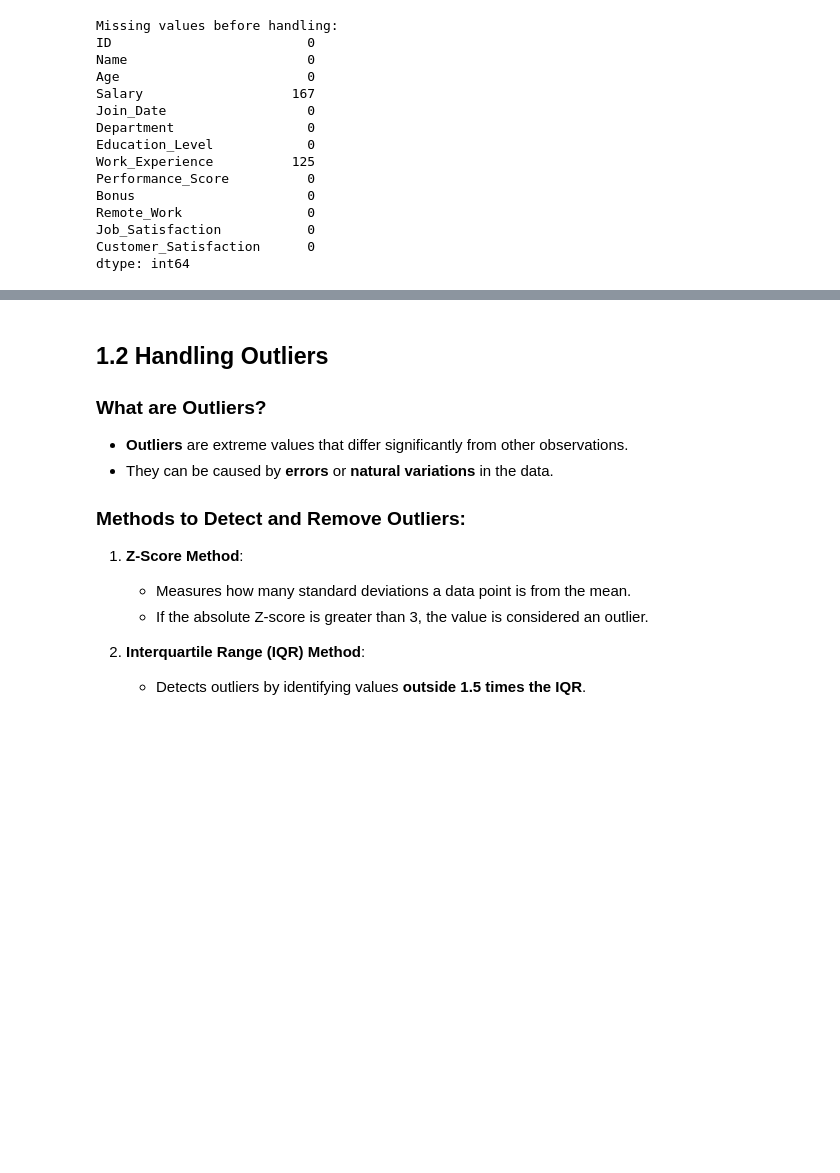
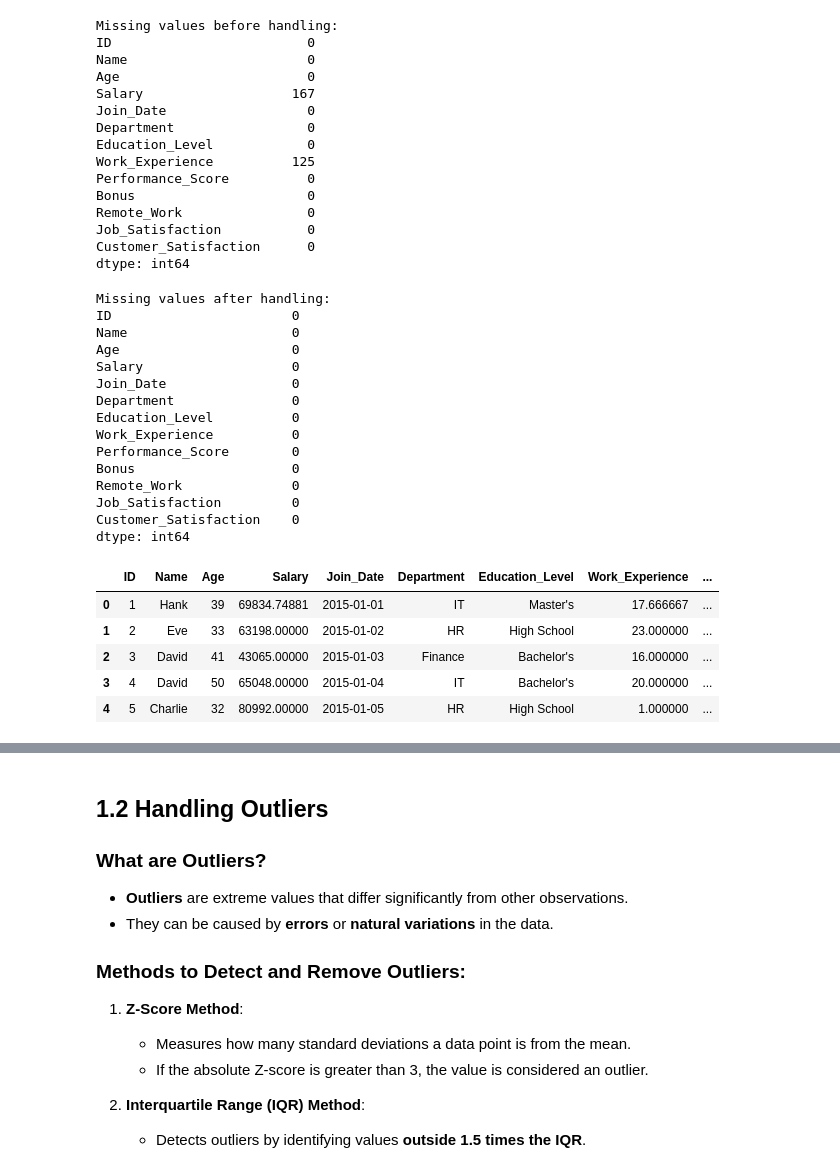
Before and after one commit to Sreeharsha-Sadhu/NSDC-IntroductionToDataScience-DataWrangling, a Jupyter notebook: data-wrangling.ipynb, the cells around one changed output, grey strips where cells are left out. Saved outputs shown, nothing was run; the diff lists cells and outputs as text; code cells hidden in the pictures; blank space fills up the shorter version.

```diff
--- a/data-wrangling.ipynb
+++ b/data-wrangling.ipynb
@@ -118,27 +114,42 @@ df_dropped = df.dropna()
 # %%
 # Impute numerical values (Age, Income) using Mean & Median
 imputer_mean = SimpleImputer(strategy='mean')
-df['Age'] = imputer_mean.fit_transform(df[['Age']])
-
-imputer_median = SimpleImputer(strategy='median')
-df['Income'] = imputer_median.fit_transform(df[['Income']])
-
-# Impute categorical values (City) using Mode
-imputer_mode = SimpleImputer(strategy='most_frequent')
-df['City'] = imputer_mode.fit_transform(df[['City']])
+df['Salary'] = imputer_mean.fit_transform(df[['Salary']])
 
 # Predictive Imputation using KNN (for Age & Income)
 knn_imputer = KNNImputer(n_neighbors=3)
-df[['Age', 'Income']] = knn_imputer.fit_transform(df[['Age', 'Income']])
+df[['Salary', 'Work_Experience']] = knn_imputer.fit_transform(df[['Salary', 'Work_Experience']])
 
 
 # Removing duplicates
 df = df.drop_duplicates()
 
 # Check missing values after handling
 print("Missing values after handling:")
 print(df.isnull().sum())
 
 df.head()
+# %% [output]
+Missing values after handling:
+ID                       0
+Name                     0
+Age                      0
+Salary                   0
+Join_Date                0
+Department               0
+Education_Level          0
+Work_Experience          0
+Performance_Score        0
+Bonus                    0
+Remote_Work              0
+Job_Satisfaction         0
+Customer_Satisfaction    0
+dtype: int64
+|  | ID | Name | Age | Salary | Join_Date | Department | Education_Level | Work_Experience | ... |
+| 0 | 1 | Hank | 39 | 69834.74881 | 2015-01-01 | IT | Master's | 17.666667 | ... |
+| 1 | 2 | Eve | 33 | 63198.00000 | 2015-01-02 | HR | High School | 23.000000 | ... |
+| 2 | 3 | David | 41 | 43065.00000 | 2015-01-03 | Finance | Bachelor's | 16.000000 | ... |
+| 3 | 4 | David | 50 | 65048.00000 | 2015-01-04 | IT | Bachelor's | 20.000000 | ... |
+| 4 | 5 | Charlie | 32 | 80992.00000 | 2015-01-05 | HR | High School | 1.000000 | ... |
 # %%
 # Numerical Columns
```
Also changed, not shown: parts of 8 cells of this notebook.
